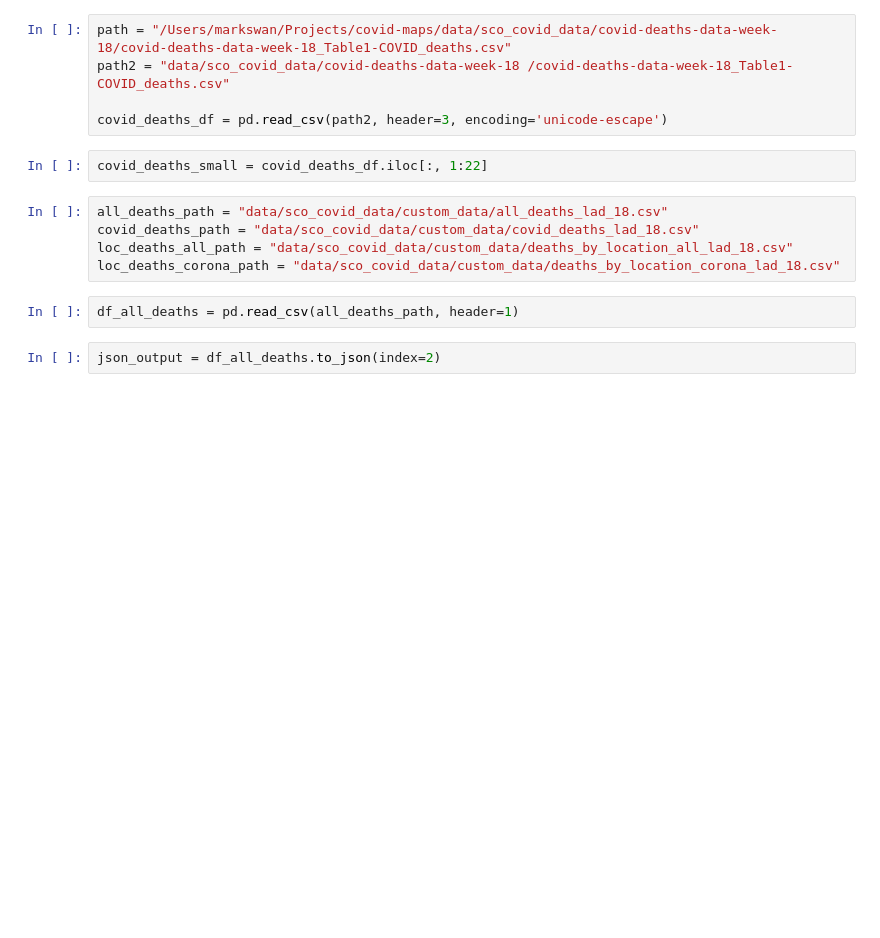
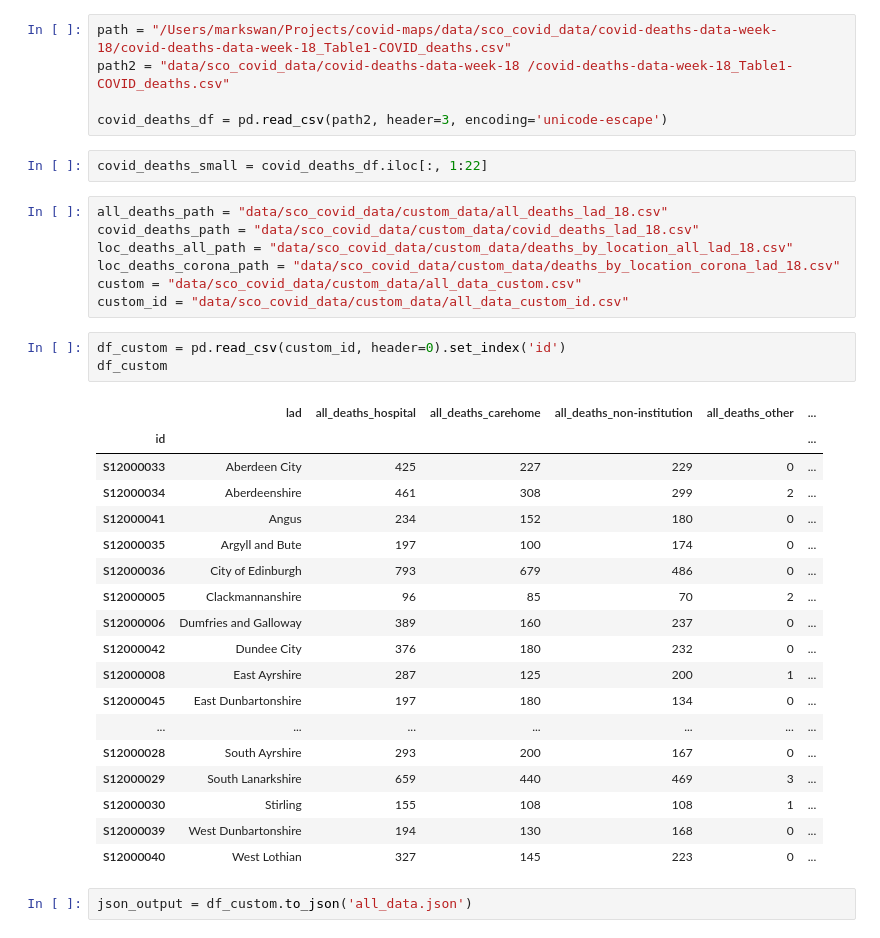
Before and after one commit to covidmaps/scotland, a Jupyter notebook: playground.ipynb, the cells around one changed output. Drawn from its saved outputs; the diff is of its cells as text; blank space fills up the shorter version.

```diff
--- a/playground.ipynb
+++ b/playground.ipynb
@@ -13,9 +13,31 @@ all_deaths_path = "data/sco_covid_data/custom_data/all_deaths_lad_18.csv"
 covid_deaths_path = "data/sco_covid_data/custom_data/covid_deaths_lad_18.csv"
 loc_deaths_all_path = "data/sco_covid_data/custom_data/deaths_by_location_all_lad_18.csv"
 loc_deaths_corona_path = "data/sco_covid_data/custom_data/deaths_by_location_corona_lad_18.csv"
+custom = "data/sco_covid_data/custom_data/all_data_custom.csv"
+custom_id = "data/sco_covid_data/custom_data/all_data_custom_id.csv"
-# %%
-df_all_deaths = pd.read_csv(all_deaths_path, header=1)
-# %%
-json_output = df_all_deaths.to_json(index=2)
+# %%
+df_custom = pd.read_csv(custom_id, header=0).set_index('id')
+df_custom
+# %% [output]
+|  | lad | all_deaths_hospital | all_deaths_carehome | all_deaths_non-institution | all_deaths_other | ... |
+| id |  |  |  |  |  | ... |
+| S12000033 | Aberdeen City | 425 | 227 | 229 | 0 | ... |
+| S12000034 | Aberdeenshire | 461 | 308 | 299 | 2 | ... |
+| S12000041 | Angus | 234 | 152 | 180 | 0 | ... |
+| S12000035 | Argyll and Bute | 197 | 100 | 174 | 0 | ... |
+| S12000036 | City of Edinburgh | 793 | 679 | 486 | 0 | ... |
+| S12000005 | Clackmannanshire | 96 | 85 | 70 | 2 | ... |
+| S12000006 | Dumfries and Galloway | 389 | 160 | 237 | 0 | ... |
+| S12000042 | Dundee City | 376 | 180 | 232 | 0 | ... |
+| S12000008 | East Ayrshire | 287 | 125 | 200 | 1 | ... |
+| S12000045 | East Dunbartonshire | 197 | 180 | 134 | 0 | ... |
+| ... | ... | ... | ... | ... | ... | ... |
+| S12000028 | South Ayrshire | 293 | 200 | 167 | 0 | ... |
+| S12000029 | South Lanarkshire | 659 | 440 | 469 | 3 | ... |
+| S12000030 | Stirling | 155 | 108 | 108 | 1 | ... |
+| S12000039 | West Dunbartonshire | 194 | 130 | 168 | 0 | ... |
+| S12000040 | West Lothian | 327 | 145 | 223 | 0 | ... |
+# %%
+json_output = df_custom.to_json('all_data.json')
 # %%
 json_output
```
Also changed, not shown: parts of 1 cell of this notebook, 12 other files.
